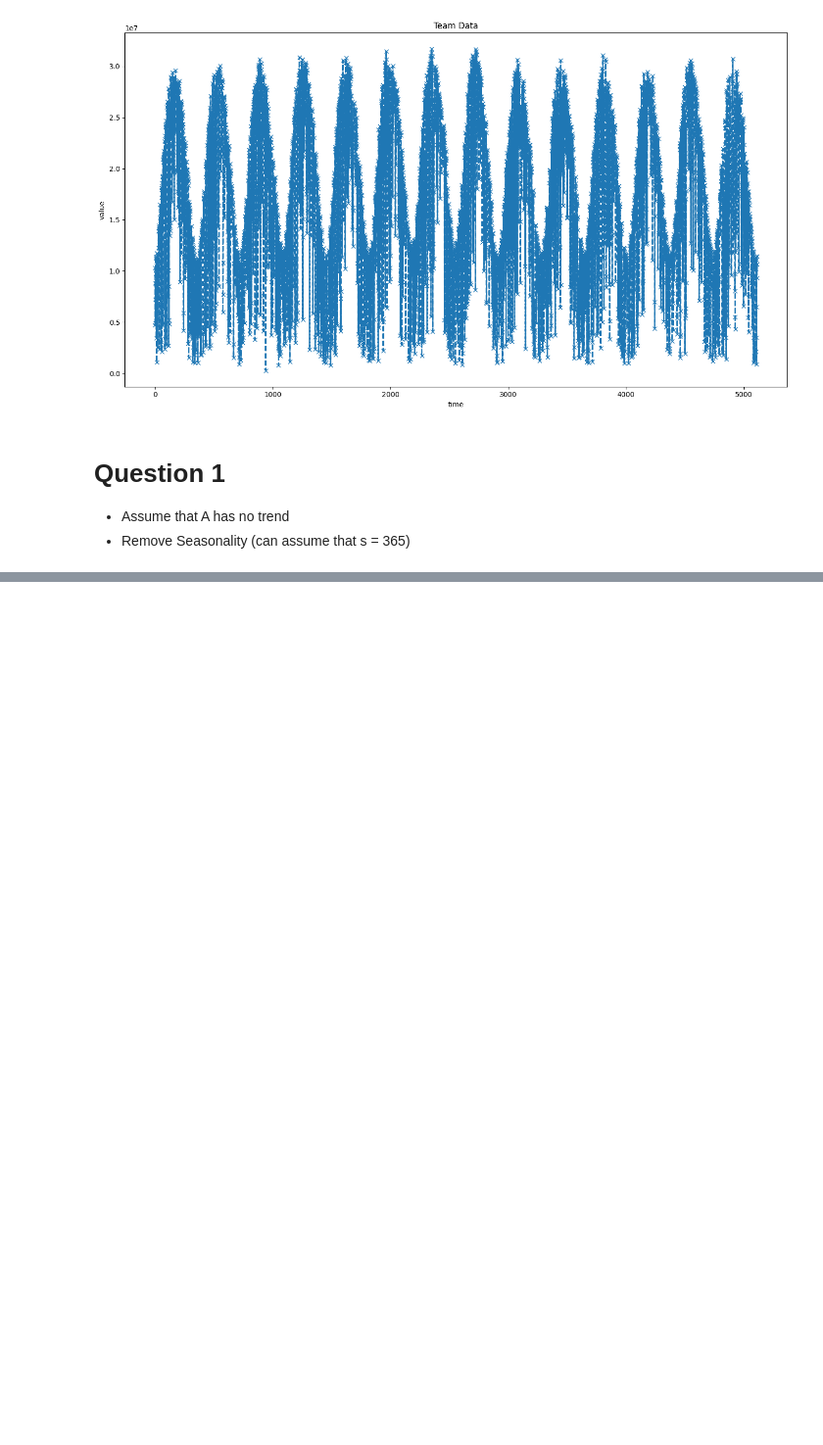
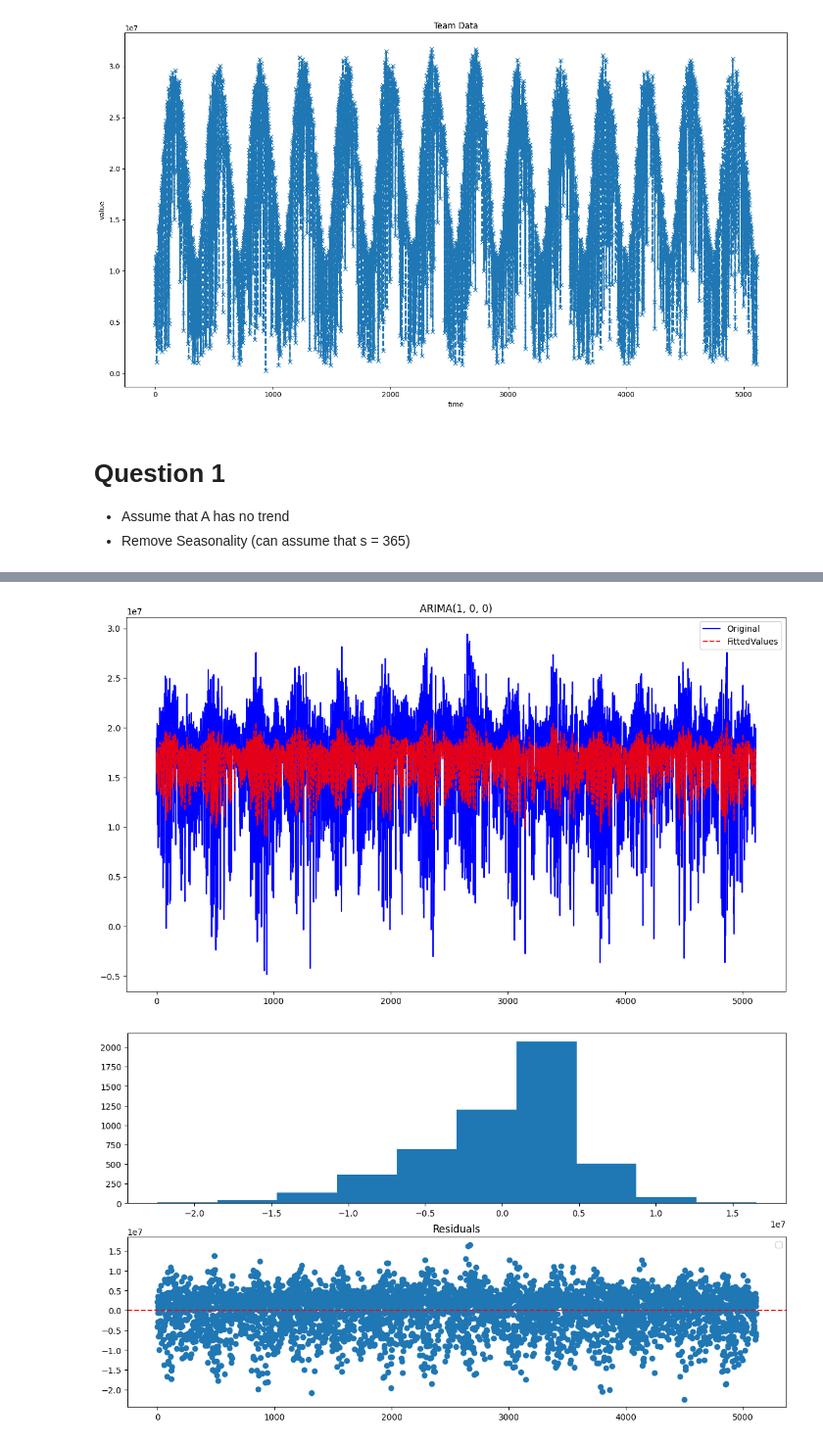
Before and after one commit to kounsolas/TimeSeriesProject, a Jupyter notebook: project.ipynb, the cells around one changed output, grey strips where cells are left out. Shown at 98% size. Cells and saved outputs as stored; diff of their text form; code cells hidden in the pictures; blank space fills up the shorter version.

```diff
--- a/project.ipynb
+++ b/project.ipynb
@@ -121,0 +280,3 @@ plt.show()
+# %%
+best_linear_model = arimamodel(A_static) #no trend in the data
+print(best_linear_model.summary())
@@ -121,0 +299,7 @@ plt.show()
+# %%
+best_p = best_linear_model.order[0]
+best_q = best_linear_model.order[2]
+summary, fittedvalues,resid,model,aic = fit_arima_model(A_static, best_p, best_q, d=0, show=True)
+# %% [output]
+[figure, added]
+[figure, added]
```
Also changed, not shown: parts of 8 cells of this notebook.
